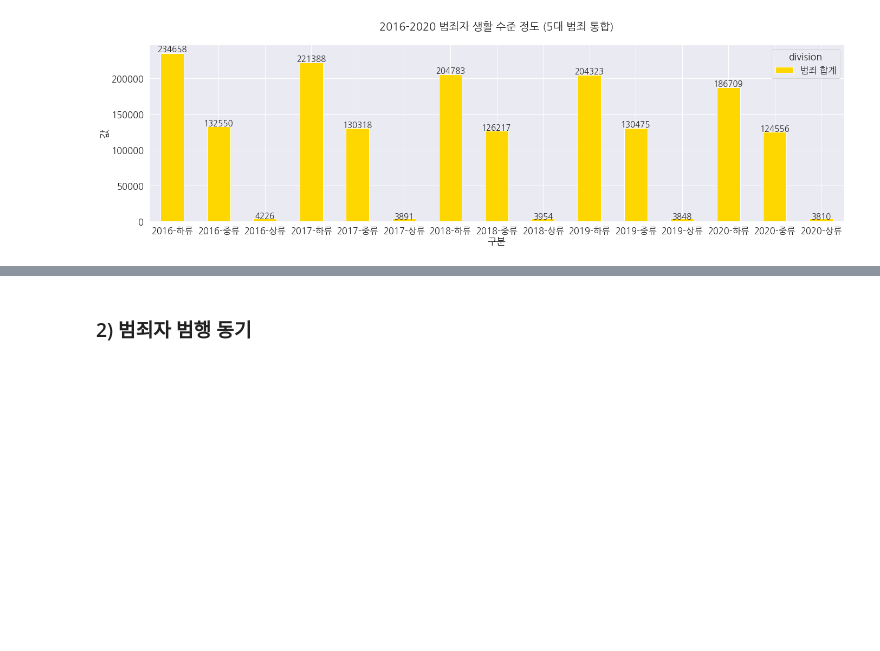
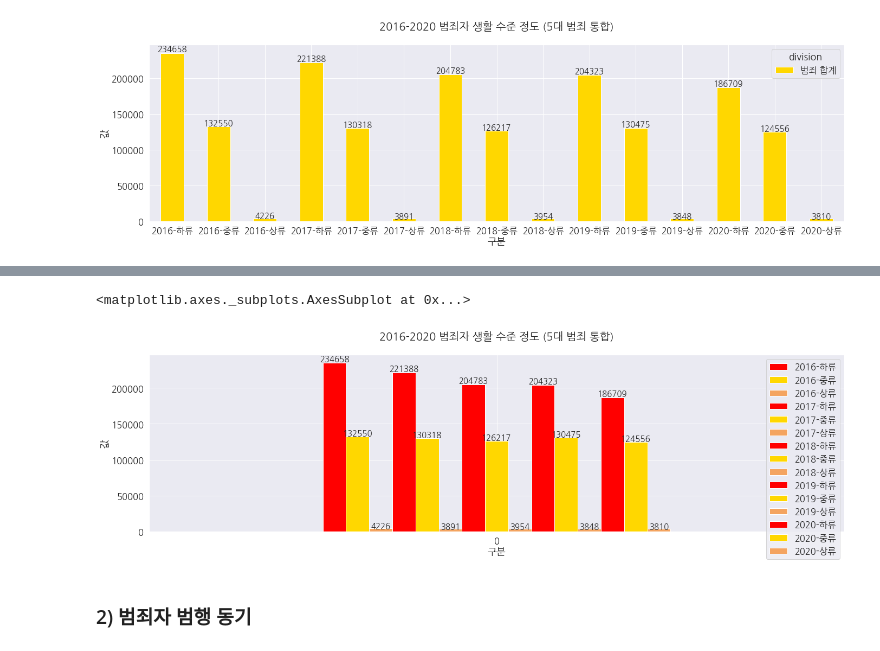
Before and after one commit to wndnjs2037/2022_BigDataProgramming, a Jupyter notebook: project/final/빅데이터프로그래밍_최종_발표_분석.ipynb, the cells around one changed output, grey strips where cells are left out. Cells and saved outputs as stored; diff of their text form; code cells hidden in the pictures; blank space fills up the shorter version.

```diff
--- a/project/final/빅데이터프로그래밍_최종_발표_분석.ipynb
+++ b/project/final/빅데이터프로그래밍_최종_발표_분석.ipynb
@@ -99,0 +125,5 @@ df
+# %%
+df1 = pd.read_csv("/content/drive/MyDrive/빅데이터프로그래밍/범죄자_생활정도_5대범죄소계_2016-2020.csv", encoding='cp949')
+#df1 = df.set_index('division')
+
+df1
@@ -100,3 +133,20 @@ df
+# %%
+colors = ['red','gold', 'sandybrown'] #색상 지정
+df1 = df1.plot(kind='bar', figsize=(23,6), rot=0, color=colors, width=0.5)
+plt.title("2016-2020 범죄자 생활 수준 정도 (5대 범죄 통합)\n", fontsize=20)
+
+for p in df1.patches: #막대그래프 개수만큼 반복
+    left, bottom, width, height = p.get_bbox().bounds
+    df1.annotate("%.0f" %(height), (left+width/2, height*1.01), ha='center', fontsize=15) #값 표시
+
+plt.xlabel('구분')
+plt.ylabel('값')
+#plt.legend(loc=(1.01,0), fontsize=15)
+
+df1
+# %% [output]
+<matplotlib.axes._subplots.AxesSubplot at 0x...>
+[figure, added]
 # %%
 # 상중하류를 구분짓는 기준 또한 찾아보려고 했으나, 이는 수사관들이 수사를 통해 파악한 사항을 입력한 값으로 만들어진 데이터여서
 # 뚜렷한 구분이 없었다는 점이 아쉬웠습니다.
```
Also changed, not shown: parts of 6 cells of this notebook.
